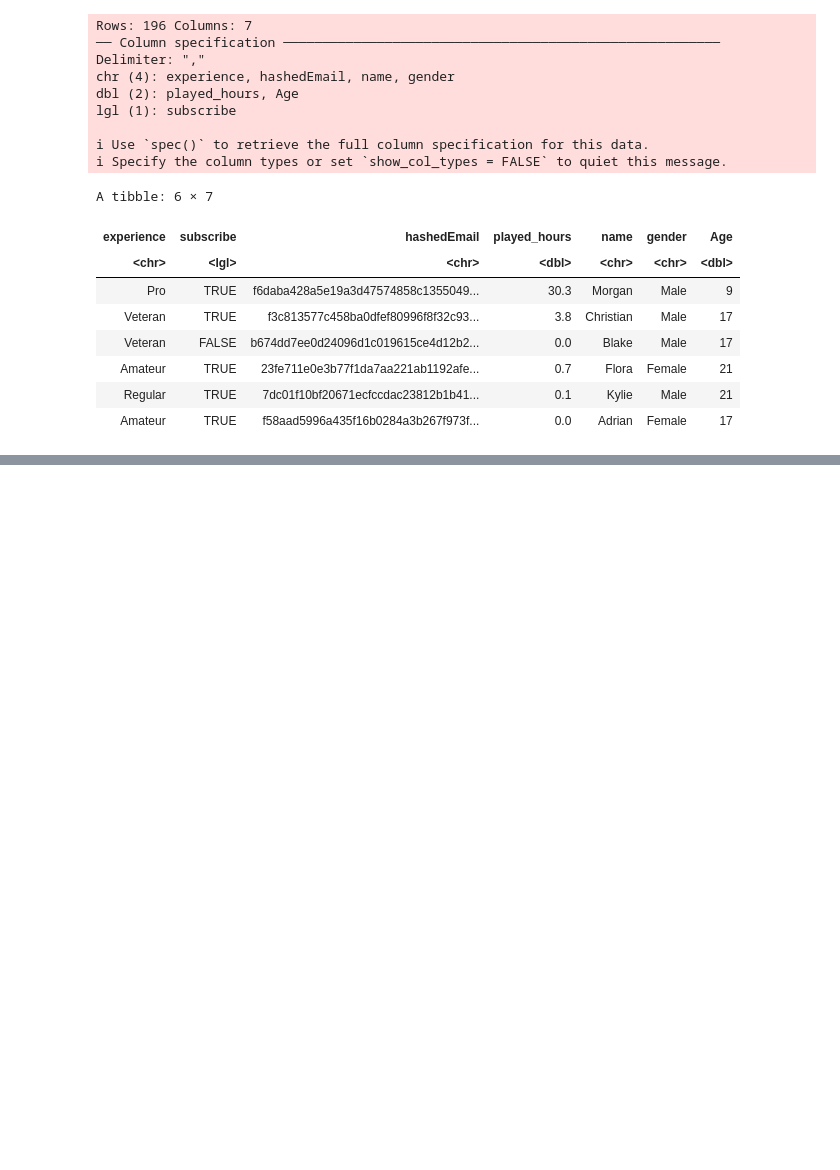
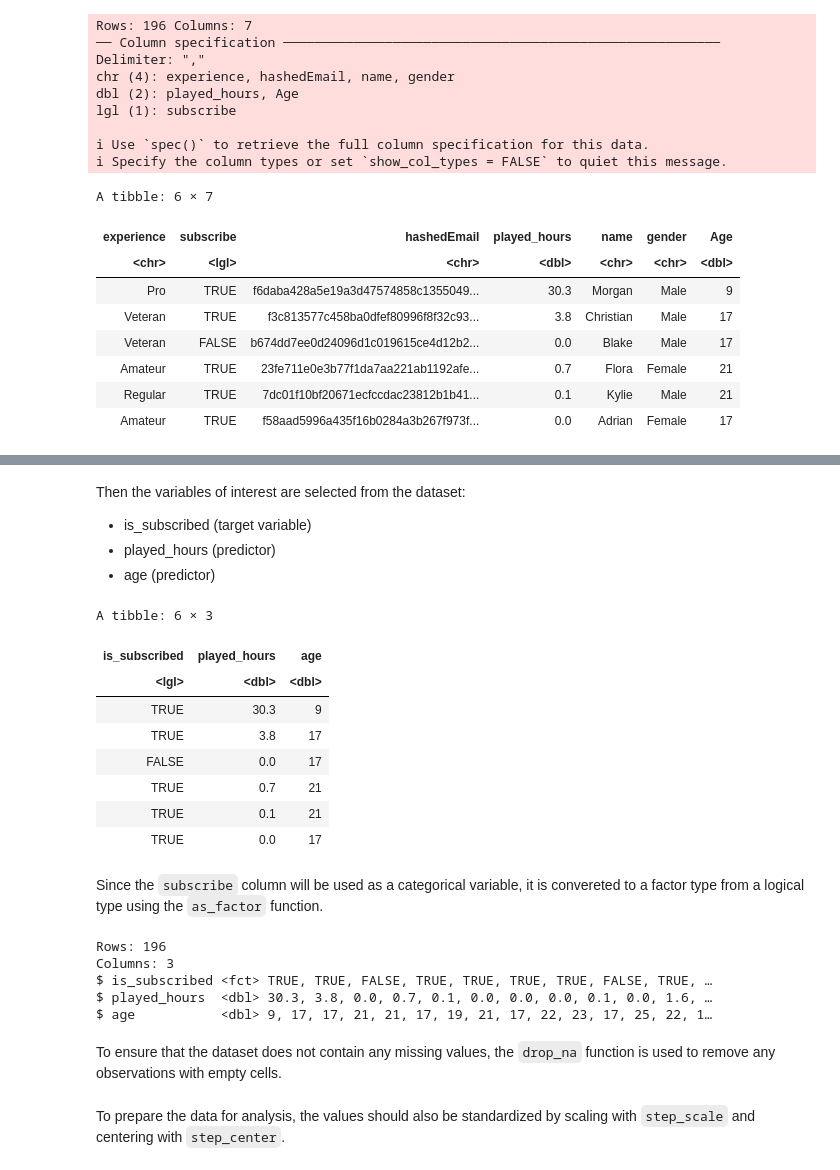
Before and after one commit to anasha02/dsci-100-2025s-project, a Jupyter notebook: Project.ipynb, the cells around one changed output, grey strips where cells are left out. Drawn from its saved outputs; the diff is of its cells as text; code cells hidden in the pictures; blank space fills up the shorter version.

```diff
--- a/Project.ipynb
+++ b/Project.ipynb
@@ -53,0 +62,33 @@ A tibble: 6 × 7
+# %% [markdown]
+Then the variables of interest are selected from the dataset:
+- is_subscribed (target variable)
+- played_hours (predictor)
+- age (predictor)
+# %%
+players_data <- players_data |>
+    select(is_subscribed, played_hours, age)
+head(players_data)
+# %% [output]
+A tibble: 6 × 3
+| is_subscribed | played_hours | age |
+| <lgl> | <dbl> | <dbl> |
+| TRUE | 30.3 | 9 |
+| TRUE | 3.8 | 17 |
+| FALSE | 0.0 | 17 |
+| TRUE | 0.7 | 21 |
+| TRUE | 0.1 | 21 |
+| TRUE | 0.0 | 17 |
+# %% [markdown]
+Since the `subscribe` column will be used as a categorical variable, it is convereted to a factor type from a logical type using the `as_factor` function.
+# %%
+players_data <- players_data |>
+    mutate(is_subscribed = as_factor(is_subscribed))
+glimpse(players_data)
+# %% [output]
+Rows: 196
+Columns: 3
+$ is_subscribed <fct> TRUE, TRUE, FALSE, TRUE, TRUE, TRUE, TRUE, FALSE, TRUE, …
+$ played_hours  <dbl> 30.3, 3.8, 0.0, 0.7, 0.1, 0.0, 0.0, 0.0, 0.1, 0.0, 1.6, …
+$ age           <dbl> 9, 17, 17, 21, 21, 17, 19, 21, 17, 22, 23, 17, 25, 22, 1…
+# %% [markdown]
+To ensure that the dataset does not contain any missing values, the `drop_na` function is used to remove any observations with empty cells.
@@ -53,0 +97,2 @@ A tibble: 6 × 7
+# %% [markdown]
+To prepare the data for analysis, the values should also be standardized by scaling with `step_scale` and centering with `step_center`.
```
Also changed, not shown: parts of 18 cells of this notebook.
